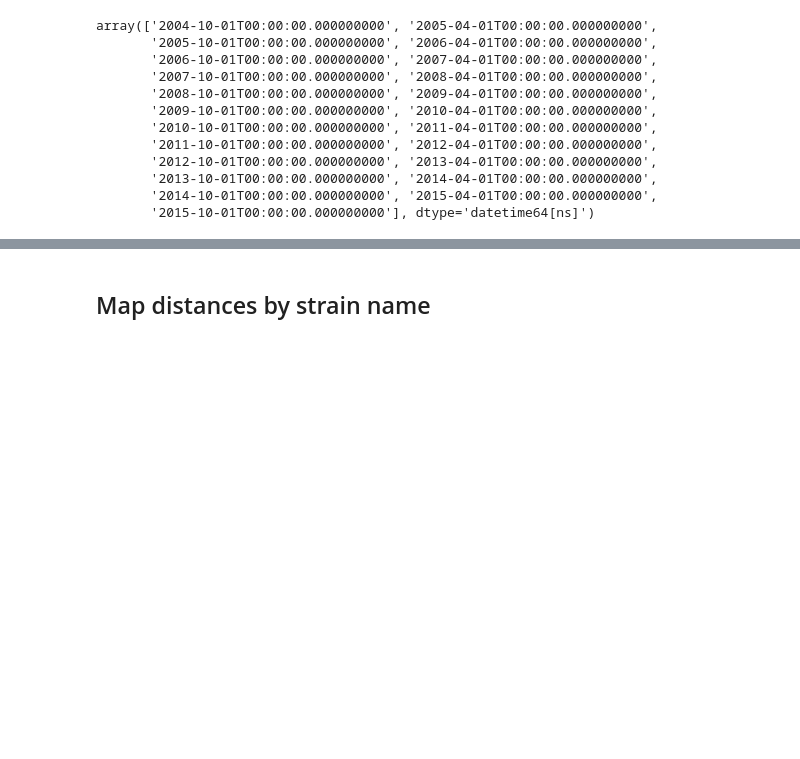
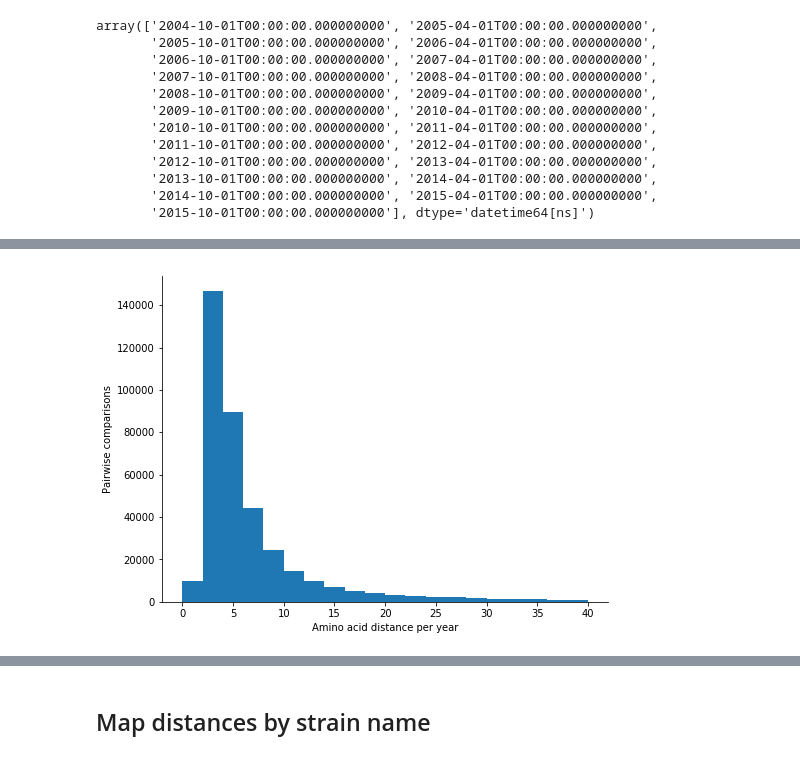
Before and after one commit to blab/flu-forecasting, a Jupyter notebook: analyses/2019-05-07-weighted-distances-between-timepoints.ipynb, the cells around one changed output, grey strips where cells are left out. Cells and saved outputs as stored; diff of their text form; code cells hidden in the pictures; blank space fills up the shorter version.

Commit message:
Update analysis notebooks for weighted distance metrics

```diff
--- a/analyses/2019-05-07-weighted-distances-between-timepoints.ipynb
+++ b/analyses/2019-05-07-weighted-distances-between-timepoints.ipynb
@@ -76,0 +103,8 @@ array(['2004-10-01T00:00:00.000000000', '2005-04-01T00:00:00.000000000',
+# %%
+def calculate_delta_time(record):
+    if record["sample"] in date_by_tip and record["other_sample"] in date_by_tip:
+        return np.abs(date_by_tip[record["sample"]] - date_by_tip[record["other_sample"]])
+    else:
+        return np.nan
+# %%
+distances["delta_time"] = distances.apply(calculate_delta_time, axis=1)
@@ -76,0 +120,4 @@ array(['2004-10-01T00:00:00.000000000', '2005-04-01T00:00:00.000000000',
+# %%
+distances["distance_by_time"] = distances["distance"] / distances["delta_time"]
+# %%
+distances_by_time = distances.loc[(~pd.isnull(distances["distance_by_time"])) & (distances["delta_time"] > 0), "distance_by_time"]
@@ -76,0 +136,8 @@ array(['2004-10-01T00:00:00.000000000', '2005-04-01T00:00:00.000000000',
+# %%
+fig, ax = plt.subplots(1, 1, figsize=(8, 6))
+ax.hist(distances_by_time[distances_by_time < 40], bins=20)
+ax.set_xlabel("Amino acid distance per year")
+ax.set_ylabel("Pairwise comparisons")
+sns.despine()
+# %% [output]
+[figure, added]
```
Also changed, not shown: parts of 29 cells of this notebook.
